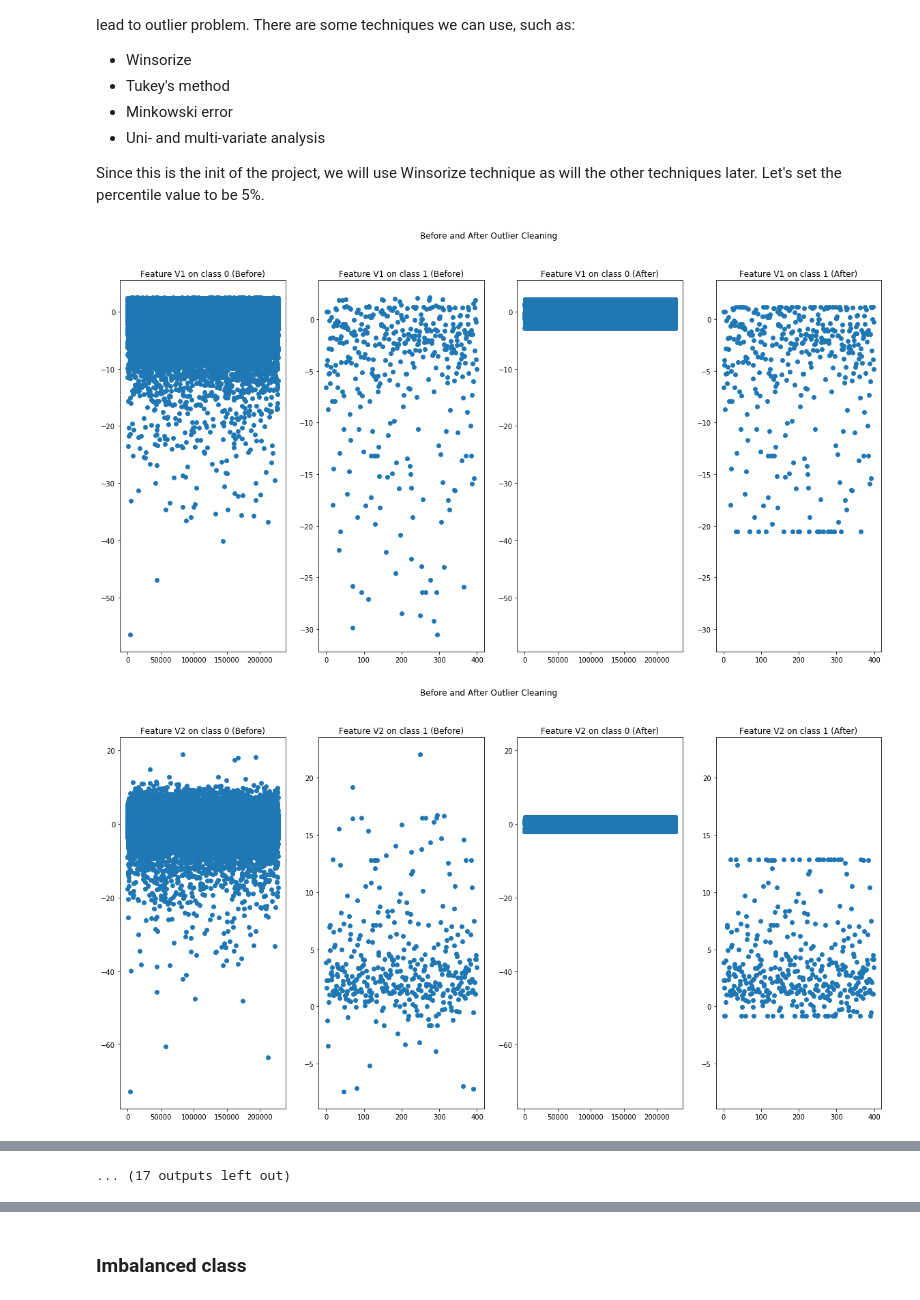
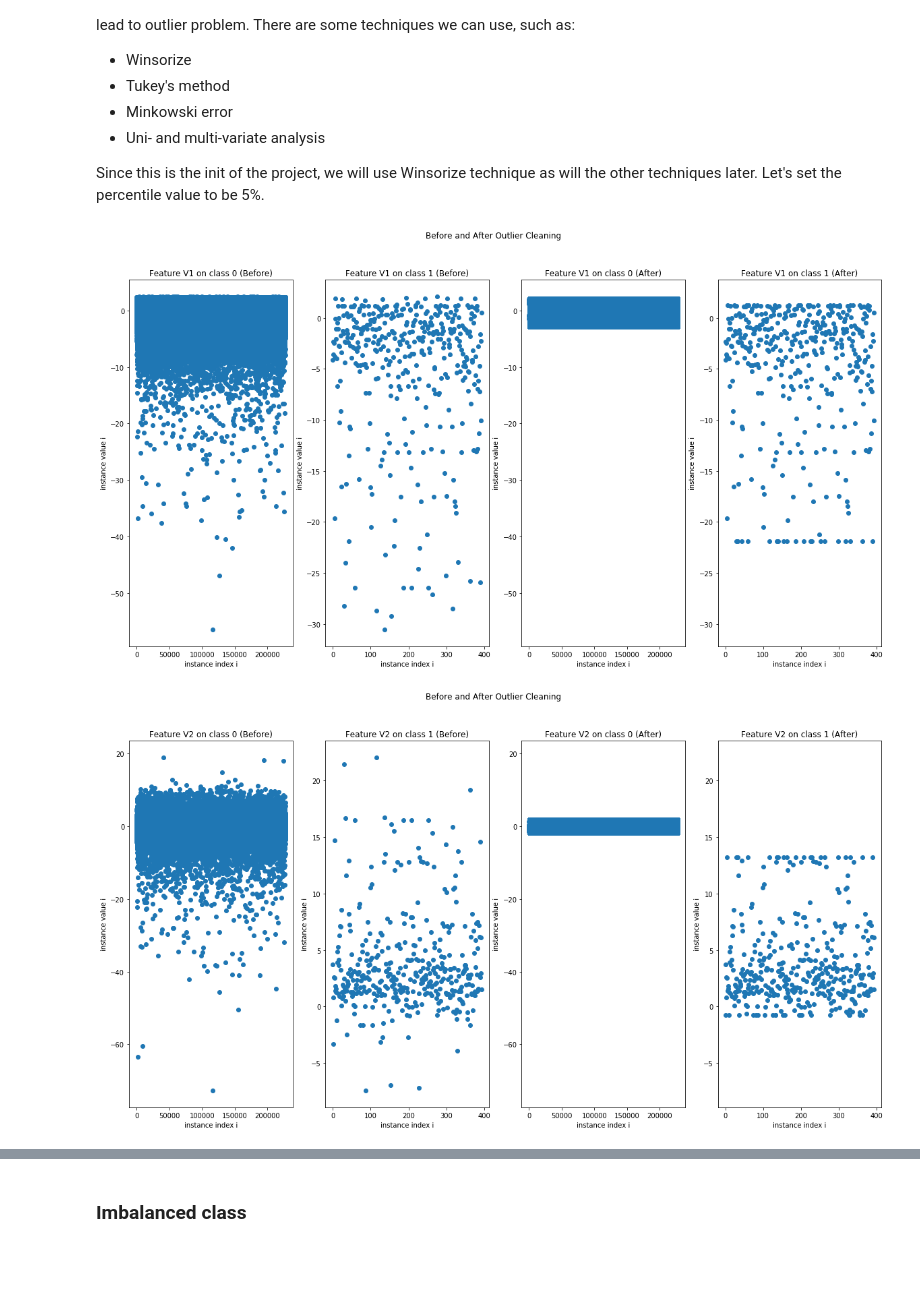
Before and after one commit to Irainia/mika, a Jupyter notebook: Credit Card Fraud Detection.ipynb, the cells around one changed output, grey strips where cells are left out. Saved outputs shown, nothing was run; the diff lists cells and outputs as text; code cells hidden in the pictures; blank space fills up the shorter version.

```diff
--- a/Credit Card Fraud Detection.ipynb
+++ b/Credit Card Fraud Detection.ipynb
@@ -46,4 +46,6 @@ In order to help us understand the "shape" of data we have, let's create figure
 # %%
+limit_figure = 2
+
 name_of_class, number_of_class = np.unique(data_set.iloc[:,-1], return_counts = True)
 feature_names = list(data_set)
 class_ix = {}
@@ -54,7 +56,10 @@ for i in range(len(name_of_class)):
 for i in range(len(feature_names)):
     if i == 0 or i == len(feature_names)-1:
         continue
-    fig = plt.figure(figsize=[20,10])
+    if i > limit_figure:
+        break
+    fig = plt.figure(figsize=[20, 5])
+    fig.suptitle('Figure of Data for Each Class')
     for j in range(len(name_of_class)):
         y_raw = data_set.iloc[class_ix[name_of_class[j]],i]
         x = data_ix[name_of_class[j]]
@@ -62,6 +67,8 @@ for i in range(len(feature_names)):
         ax = fig.add_subplot(position)
         ax.scatter(x, y_raw)
         ax.set_title('Feature {0} on class {1}'.format(feature_names[i], name_of_class[j]))
+        ax.set_xlabel('instance index i')
+        ax.set_ylabel('instance value i')
     plt.show()
     del fig
 # %% [output]
@@ -89,50 +85,61 @@ As we can see from the figures above, there are some values that's way lower or
 
 Since this is the init of the project, we will use Winsorize technique as will the other techniques later. Let's set the percentile value to be 5%.
 # %%
+limit_figure = 3
+
 name_of_class, number_of_class = np.unique(data_set.iloc[:,-1], return_counts = True)
 feature_names = list(data_set)
 class_ix = {}
 data_ix = {}
 for i in range(len(name_of_class)):
     class_ix[name_of_class[i]] = [j for j in range(len(data_set)) if data_set.iloc[j,-1] == name_of_class[i]]
     data_ix[name_of_class[i]] = [j for j in range(len(class_ix[name_of_class[i]]))]
 
 class_1_data = {}
 select_ix = [True]*len(data_ix[0])
 for i in range(len(feature_names)):
     if i == 0 or i == len(feature_names)-1:
         continue
-    fig = plt.figure(figsize=[20,10])
-    fig.suptitle('Before and After Outlier Cleaning')
+    if i < limit_figure:
+        fig = plt.figure(figsize=[20,10])
+        fig.suptitle('Before and After Outlier Cleaning')
     for j in range(len(name_of_class)):
         y_raw = data_set.iloc[class_ix[name_of_class[j]],i]
         x = data_ix[name_of_class[j]]
-        position = int('1{0}{1}'.format(len(name_of_class)*2,j+1))
-        ax0 = fig.add_subplot(position)
-        ax0.scatter(x, y_raw)
-        ax0.set_title('Feature {0} on class {1} (Before)'.format(feature_names[i], name_of_class[j]))
+
+        if i < limit_figure:
+            position = int('1{0}{1}'.format(len(name_of_class)*2,j+1))
+            ax0 = fig.add_subplot(position)
+            ax0.scatter(x, y_raw)
+            ax0.set_title('Feature {0} on class {1} (Before)'.format(feature_names[i], name_of_class[j]))
+            ax0.set_xlabel('instance index i')
+            ax0.set_ylabel('instance value i')
 
         y_cleaned = scipy.stats.mstats.winsorize(y_raw, limits = outlier_percentile)
-        position = int('1{0}{1}'.format(len(name_of_class)*2,j+1+len(name_of_class)))
-        ax1 = fig.add_subplot(position, sharey = ax0)
-        ax1.scatter(x, y_cleaned)
-        ax1.set_title('Feature {0} on class {1} (After)'.format(feature_names[i], name_of_class[j]))
+        if i < limit_figure:
+            position = int('1{0}{1}'.format(len(name_of_class)*2,j+1+len(name_of_class)))
+            ax1 = fig.add_subplot(position, sharey = ax0)
+            ax1.scatter(x, y_cleaned)
+            ax1.set_title('Feature {0} on class {1} (After)'.format(feature_names[i], name_of_class[j]))
+            ax1.set_xlabel('instance index i')
+            ax1.set_ylabel('instance value i')
 
         if j == 0:
             y_compare = y_raw == y_cleaned
             select_ix &= y_compare
         else:
             class_1_data[feature_names[i]] = y_cleaned
-    plt.show()
-    del fig
+    if i < limit_figure:
+        plt.show()
+        del fig
 class_0_ix = [class_ix[name_of_class[0]][k] for k in range(len(select_ix)) if select_ix.iloc[k]]
 class_0_data = data_set.iloc[class_0_ix,:]
 
 temp_class_1_data = pd.DataFrame(data_set.iloc[class_ix[name_of_class[1]]])
 for i in class_1_data:
     temp_class_1_data[i] = class_1_data[i]
 data_set_undersampled = class_0_data.append(temp_class_1_data, ignore_index=True).dropna().reset_index()
 del class_0_data, class_0_ix, temp_class_1_data
 # %% [output]
-[figure, old version]
+[figure, new version]
-[figure, old version]
+[figure, new version]
@@ -149,2 +146 @@ del class_0_data, class_0_ix, temp_class_1_data
-... (17 outputs left out)
 # %% [markdown]
```
Also changed, not shown: parts of 6 cells of this notebook.
